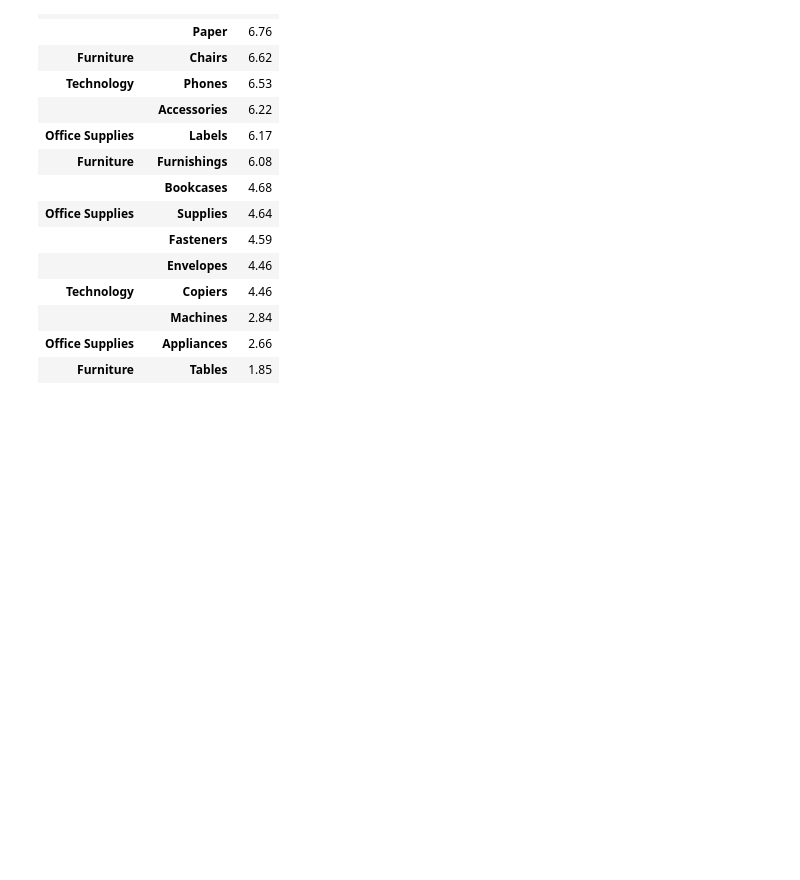
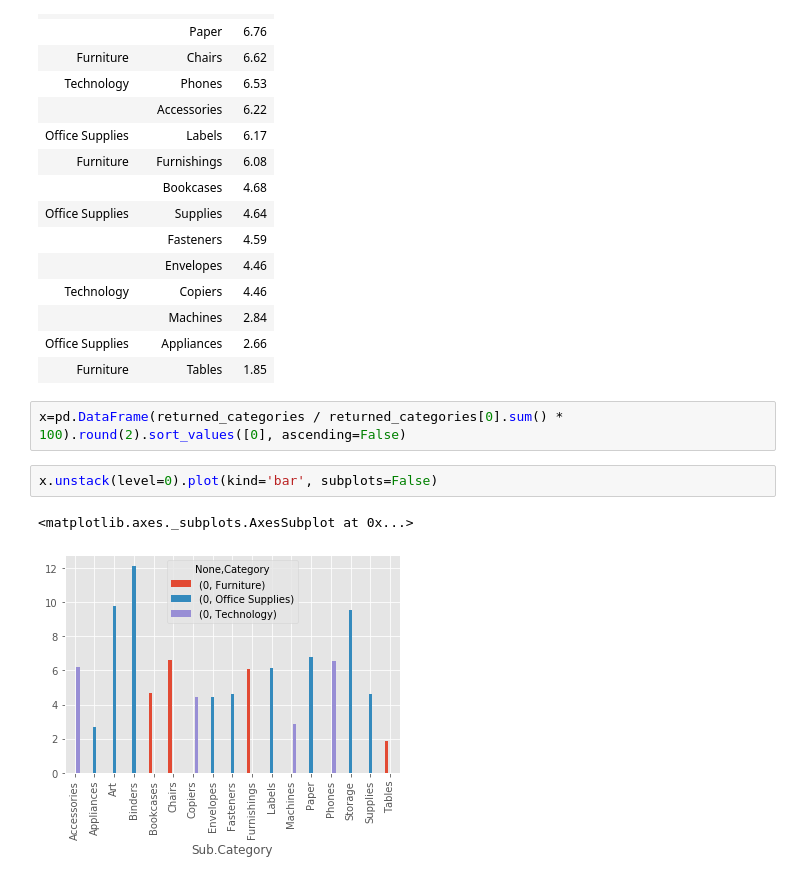
Before and after one commit to hikarinosenshi/ml_lab, a Jupyter notebook: khamanna/machine_learning_lab_answers.ipynb, the cells around one changed output. Saved outputs shown, nothing was run; the diff lists cells and outputs as text; blank space fills up the shorter version.

```diff
--- a/khamanna/machine_learning_lab_answers.ipynb
+++ b/khamanna/machine_learning_lab_answers.ipynb
@@ -232,3 +256,10 @@ returned_categories = pd.DataFrame(returned_orders.groupby(['Category','Sub.Cate
 |  | Machines | 2.84 |
 | Office Supplies | Appliances | 2.66 |
 | Furniture | Tables | 1.85 |
+# %%
+x=pd.DataFrame(returned_categories / returned_categories[0].sum() * 100).round(2).sort_values([0], ascending=False)
+# %%
+x.unstack(level=0).plot(kind='bar', subplots=False)
+# %% [output]
+<matplotlib.axes._subplots.AxesSubplot at 0x...>
+[figure, added]
```
Also changed, not shown: parts of 20 cells of this notebook.
